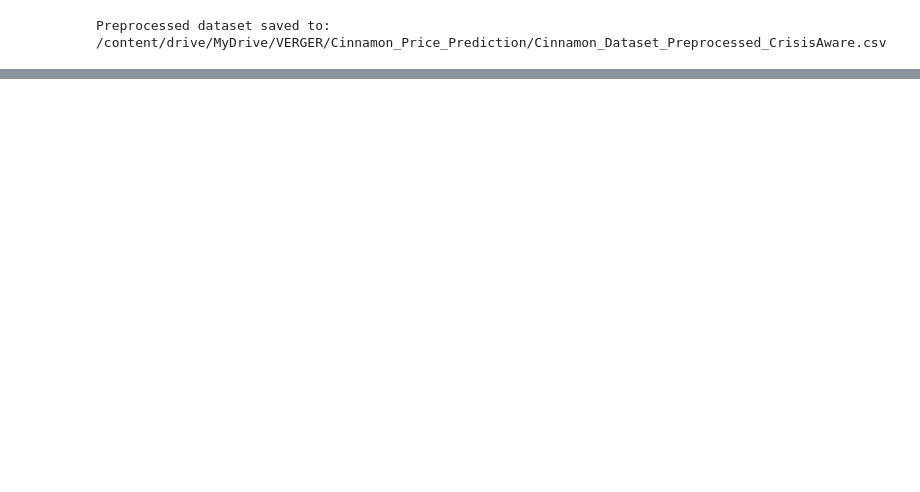
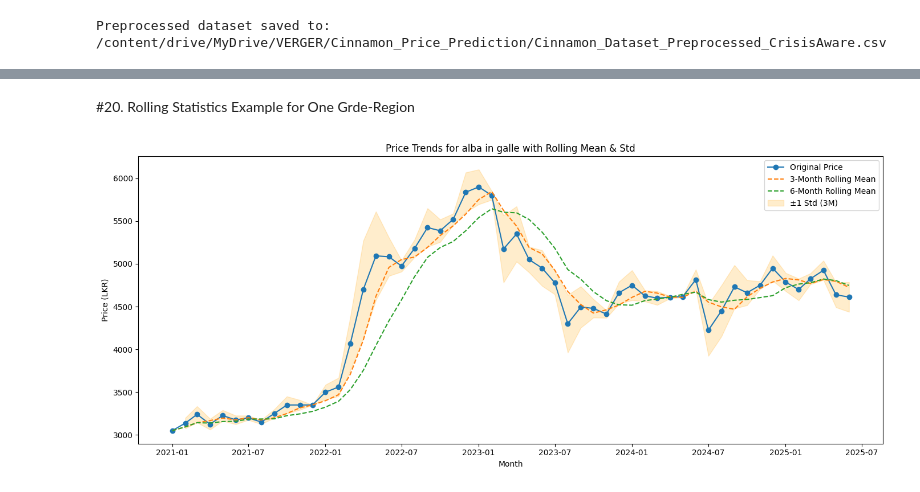
Before and after one commit to vimesh630/Spice_Price_Prediction_VERGER, a Jupyter notebook: Preprocessing_for_Cinnamon_Price_Forecasting_Model.ipynb, the cells around one changed output, grey strips where cells are left out. Cells and saved outputs as stored; diff of their text form; code cells hidden in the pictures; blank space fills up the shorter version.

```diff
--- a/Preprocessing_for_Cinnamon_Price_Forecasting_Model.ipynb
+++ b/Preprocessing_for_Cinnamon_Price_Forecasting_Model.ipynb
@@ -121,0 +161,38 @@ Preprocessed dataset saved to: /content/drive/MyDrive/VERGER/Cinnamon_Price_Pred
+# %% [markdown]
+#20. Rolling Statistics Example for One Grde-Region
+# %%
+# Ensure Month is datetime
+if not np.issubdtype(df['Month'].dtype, np.datetime64):
+    df['Month'] = pd.to_datetime(df['Month'])
+
+# Pick the first available Grade-Region pair with enough data
+sample_group = None
+for (grade, region), group in df.groupby(['Grade', 'Region']):
+    if len(group) >= 6:  # at least 6 months of data for rolling mean
+        sample_group = group.sort_values('Month')
+        break
+
+if sample_group is not None:
+    # Compute rolling statistics if they don't exist yet
+    sample_group['roll_mean_3'] = sample_group['Regional_Price'].rolling(3, min_periods=1).mean()
+    sample_group['roll_mean_6'] = sample_group['Regional_Price'].rolling(6, min_periods=1).mean()
+    sample_group['roll_std_3'] = sample_group['Regional_Price'].rolling(3, min_periods=1).std()
+
+    plt.figure(figsize=(14, 6))
+    plt.plot(sample_group['Month'], sample_group['Regional_Price'], label="Original Price", marker='o')
+    plt.plot(sample_group['Month'], sample_group['roll_mean_3'], label="3-Month Rolling Mean", linestyle='--')
+    plt.plot(sample_group['Month'], sample_group['roll_mean_6'], label="6-Month Rolling Mean", linestyle='--')
+    plt.fill_between(sample_group['Month'],
+                     sample_group['Regional_Price'] - sample_group['roll_std_3'],
+                     sample_group['Regional_Price'] + sample_group['roll_std_3'],
+                     color='orange', alpha=0.2, label="±1 Std (3M)")
+    plt.title(f"Price Trends for {grade} in {region} with Rolling Mean & Std")
+    plt.xlabel("Month")
+    plt.ylabel("Price (LKR)")
+    plt.legend()
+    plt.tight_layout()
+    plt.show()
+else:
+    print("No Grade-Region pair found with enough data to plot rolling statistics.")
+# %% [output]
+[figure, added]
```
Also changed, not shown: parts of 7 cells of this notebook.
